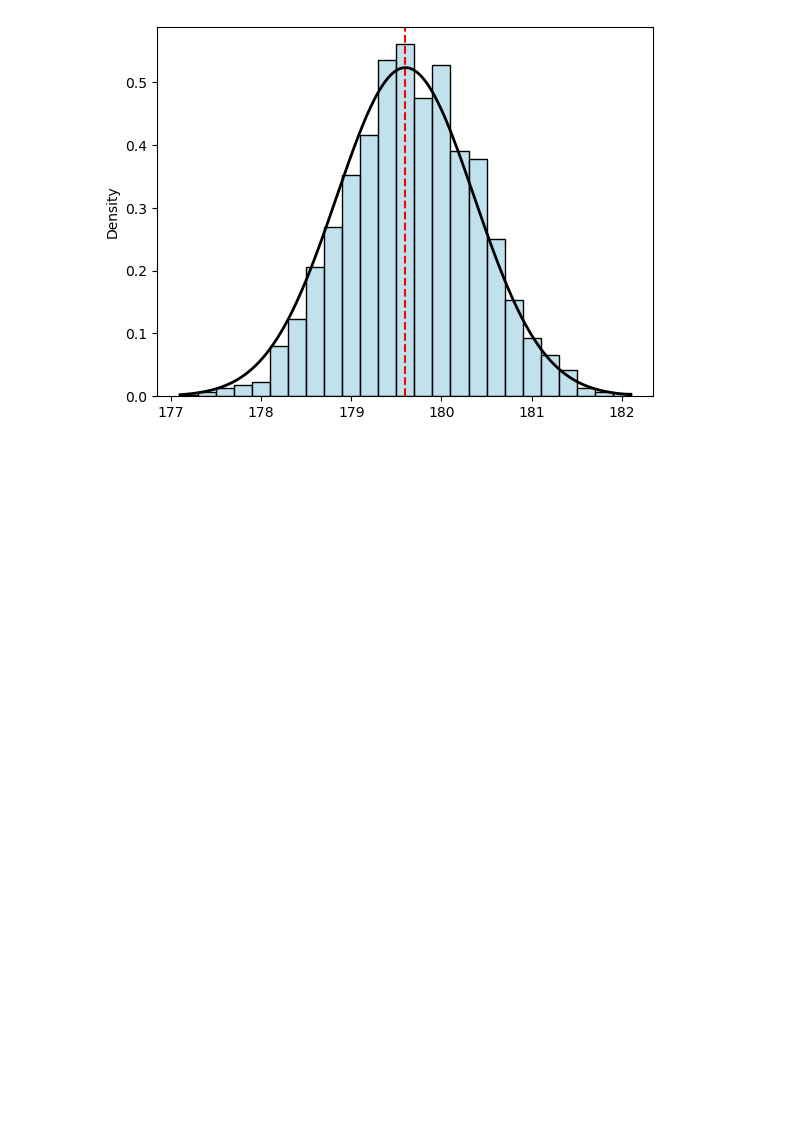
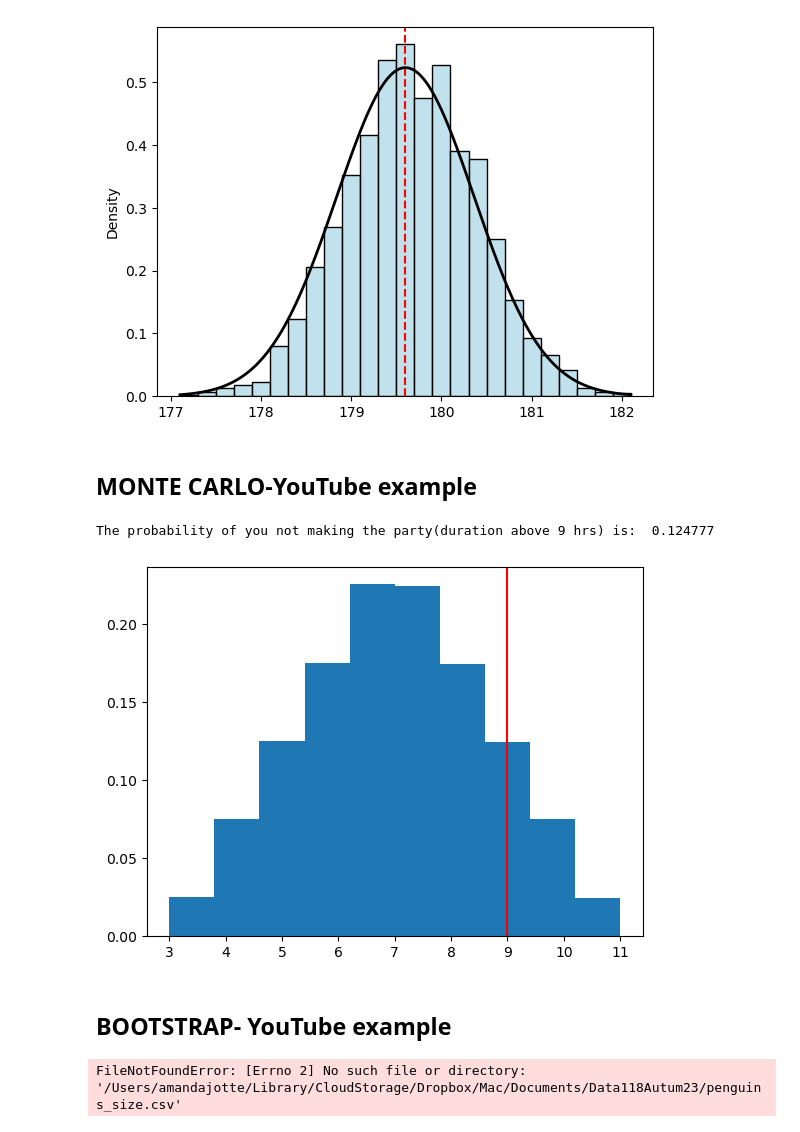
Before and after one commit to Vanya-n/TECH3_datalab1, a Jupyter notebook: mynotes.ipynb, the cells around one changed output. Cells and saved outputs as stored; diff of their text form; code cells hidden in the pictures; blank space fills up the shorter version.

```diff
--- a/mynotes.ipynb
+++ b/mynotes.ipynb
@@ -168,3 +168,30 @@ plt.plot(x,norm.pdf(x, mu, sigma), color='black',linewidth=2)
 plt.show()
 # %% [output]
 [figure]
+# %% [markdown]
+## MONTE CARLO-YouTube example
+# %%
+import numpy as np
+sims=1000000
+A=np.random.uniform(1,5,sims)
+B=np.random.uniform(2,6,sims)
+duration= A + B
+# %%
+import matplotlib.pyplot as plt
+plt.hist(duration, density=True)
+plt.axvline(9,color='r')
+print('The probability of you not making the party(duration above 9 hrs) is: ',(duration>9).sum()/sims)
+# %% [output]
+The probability of you not making the party(duration above 9 hrs) is:  0.124777
+[figure, added]
+# %% [markdown]
+## BOOTSTRAP- YouTube example
+# %%
+import pandas as pd
+import numpy as np
+import matplotlib.pyplot as plt
+
+p= pd.read_csv('/Users/amandajotte/Library/CloudStorage/Dropbox/Mac/Documents/Data118Autum23/penguins_size.csv')
+p.head()
+# %% [output]
+FileNotFoundError: [Errno 2] No such file or directory: '/Users/amandajotte/Library/CloudStorage/Dropbox/Mac/Documents/Data118Autum23/penguins_size.csv'
```
